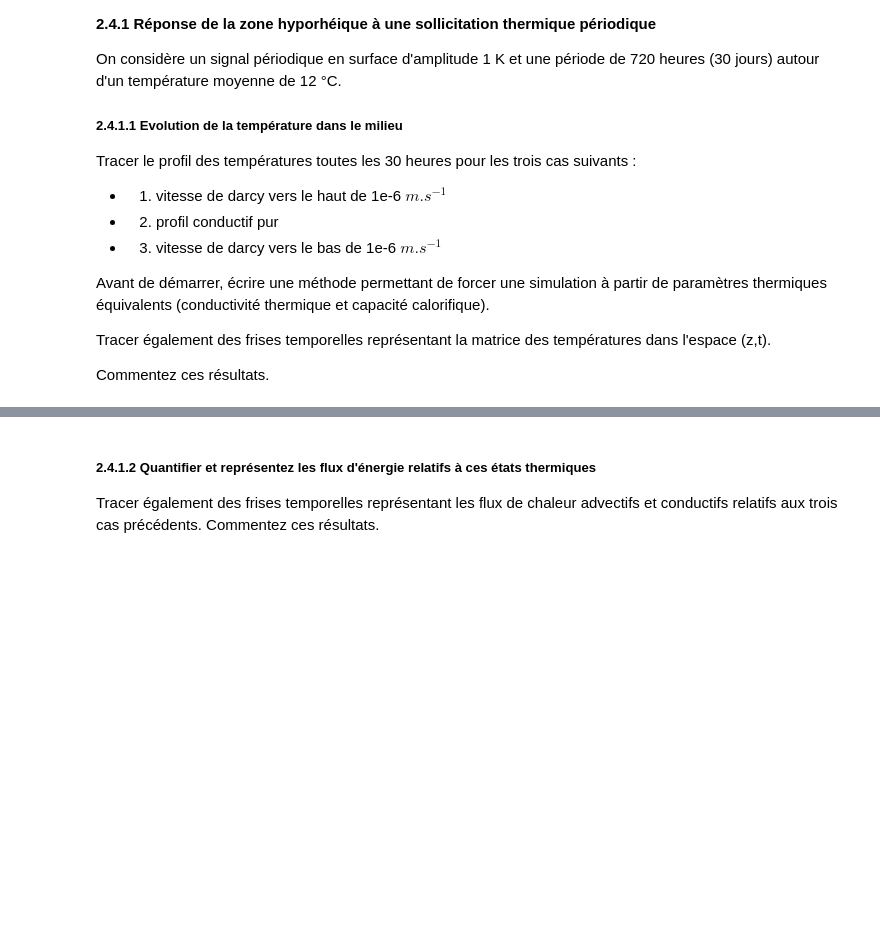
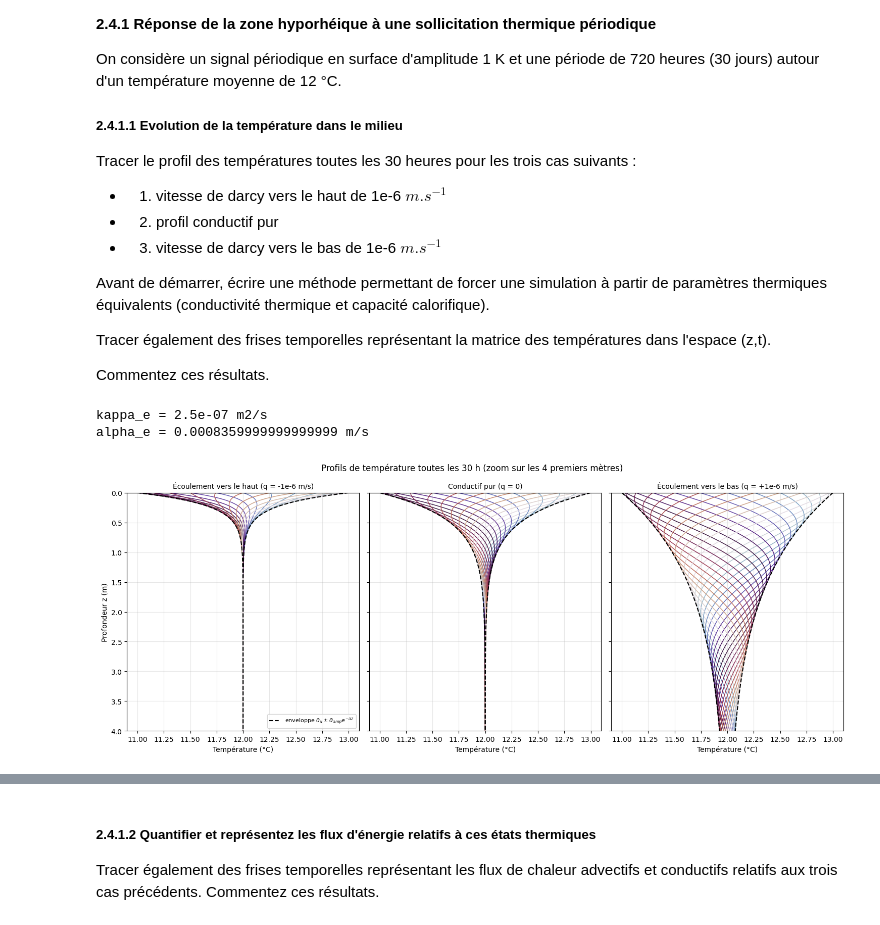
Before and after one commit to yannisalln/TP1-molonari, a Jupyter notebook: 2026TP1_modele_direct.ipynb, the cells around one changed output, grey strips where cells are left out. Drawn from its saved outputs; the diff is of its cells as text; code cells hidden in the pictures; blank space fills up the shorter version.

```diff
--- a/2026TP1_modele_direct.ipynb
+++ b/2026TP1_modele_direct.ipynb
@@ -413,3 +413,62 @@ Avant de démarrer, écrire une méthode permettant de forcer une simulation à
 Tracer également des frises temporelles représentant la matrice des températures dans l'espace (z,t).
 
 Commentez ces résultats.
+# %%
+h = 8.0              # m, hauteur de la colonne
+lambda_m = 1.0       # W/m/K
+n_poro = 0.15        # -
+rho_m_c_m = 4e6      # J/m3/K
+K = 8e-4             # m/s
+theta_mu, theta_amp = 12.0, 1.0   # °C, K
+P = 720 * 3600.0     # s
+
+rho_w_c_w = 4.18e6   # J/m3/K
+
+kappa_e = lambda_m / rho_m_c_m
+alpha_e = rho_w_c_w / rho_m_c_m * K
+print(f"kappa_e = {kappa_e} m2/s")
+print(f"alpha_e = {alpha_e} m/s")
+
+cas = {"Écoulement vers le haut (q = -1e-6 m/s)": -1e-6,
+       "Conductif pur (q = 0)": 0.0,
+       "Écoulement vers le bas (q = +1e-6 m/s)": 1e-6}
+
+def coef(kappa_e, v_t, P):
+    X = 8 * np.pi * kappa_e / P
+    R = np.sqrt(v_t**4 + X**2)
+    a = (np.sqrt((R + v_t**2) / 2) - v_t) / (2 * kappa_e)
+    b = np.sqrt((R - v_t**2) / 2) / (2 * kappa_e)
+    return a, b
+
+def solution_equivalent(z, t, lambda_m, rho_m_c_m, q, theta_mu, theta_amp, P, rho_w_c_w=rho_w_c_w):
+    kappa_e = lambda_m / rho_m_c_m
+    v_t = rho_w_c_w / rho_m_c_m * q
+    a, b = coef(kappa_e, v_t, P)
+    Z, T = np.meshgrid(z, t)
+    return theta_mu + theta_amp * np.exp(-a * Z) * np.cos(2 * np.pi * T / P - b * Z)
+# %% [output]
+kappa_e = 2.5e-07 m2/s
+alpha_e = 0.0008359999999999999 m/s
+# %%
+z = np.linspace(0, h, 801)
+t_prof = np.arange(0, 720, 30) * 3600.0    # 24 profils sur une période
+
+fig, axs = plt.subplots(1, 3, figsize=(15, 6), sharey=True)
+for ax, (nom, q) in zip(axs, cas.items()):
+    theta = solution_equivalent(z, t_prof, lambda_m, rho_m_c_m, q, theta_mu, theta_amp, P)
+    couleurs = plt.cm.twilight(np.linspace(0, 1, len(t_prof)))
+    for c, prof, tt in zip(couleurs, theta, t_prof):
+        ax.plot(prof, z, color=c, lw=1)
+    a, _ = coef(kappa_e, rho_w_c_w / rho_m_c_m * q, P)
+    ax.plot(theta_mu + theta_amp * np.exp(-a * z), z, "k--", lw=1.5, label=r"enveloppe $\theta_\mu \pm \theta_{amp}e^{-az}$")
+    ax.plot(theta_mu - theta_amp * np.exp(-a * z), z, "k--", lw=1.5)
+    ax.set_title(nom, fontsize=10)
+    ax.set_xlabel("Température (°C)")
+    ax.set_ylim(4, 0)
+    ax.grid(alpha=0.3)
+axs[0].set_ylabel("Profondeur z (m)")
+axs[0].legend(loc="lower right", fontsize=8)
+fig.suptitle("Profils de température toutes les 30 h (zoom sur les 4 premiers mètres)")
+fig.tight_layout(); plt.show()
+# %% [output]
+[figure, added]
```
Also changed, not shown: parts of 18 cells of this notebook.
